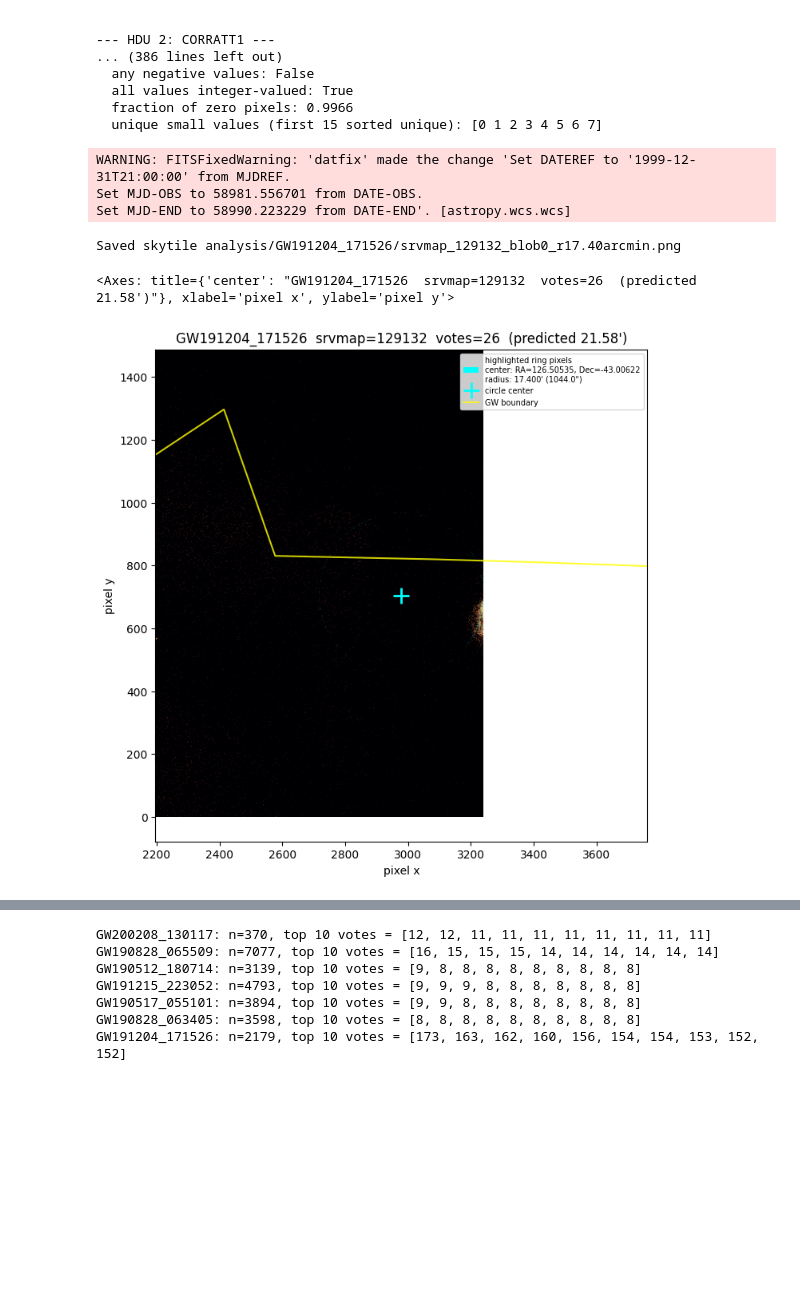
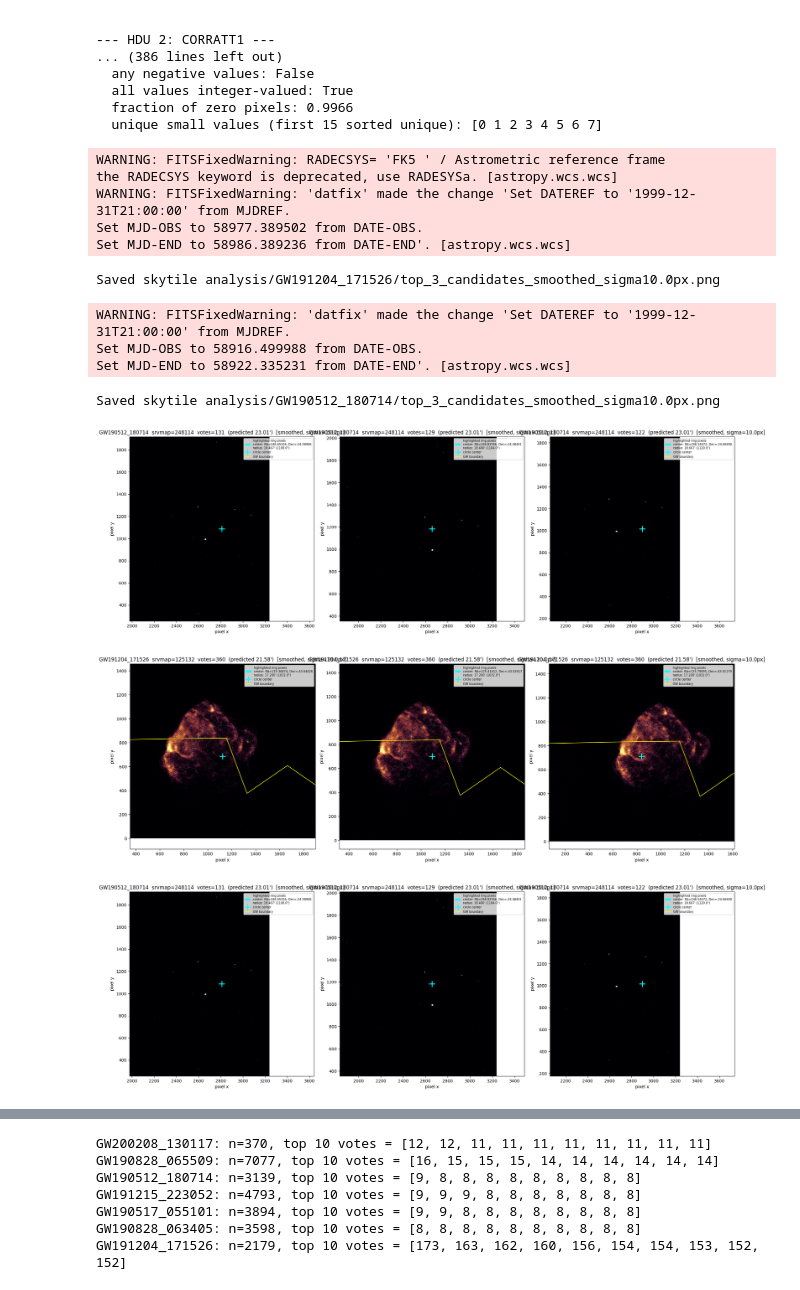
Before and after one commit to ZoeyZhu2/BBH-Visualization, a Jupyter notebook: bbh_search.ipynb, the cells around one changed output, grey strips where cells are left out. Cells and saved outputs as stored; diff of their text form; code cells hidden in the pictures; blank space fills up the shorter version.

Commit message:
tried smoothing

```diff
--- a/bbh_search.ipynb
+++ b/bbh_search.ipynb
@@ -1897,4 +2552,12 @@ def run_one_search_per_event(csv_path, boundary_dir, product="EXP", proc="010",
 # %%
 # searching. Will have to run for steps 6 and 7.
-results = run_one_search_per_event(EVENTS_CSV_PATH, boundary_dir=BOUNDARY_DIR)
+# results = run_one_search_per_event(EVENTS_CSV_PATH, boundary_dir=BOUNDARY_DIR)
+# results = run_one_search_per_event(EVENTS_CSV_PATH, boundary_dir=BOUNDARY_DIR, n_workers=1)
+results_smoothed_test = run_one_search_per_event(
+    EVENTS_CSV_PATH,
+    boundary_dir=BOUNDARY_DIR,
+    smoothing_sigma_px=10.0,
+    event_names=["GW191204_171526", "GW190512_180714"],
+    n_workers=1,
+)
 # %% [output]
@@ -2181,18 +2930,29 @@ Number of HDUs: 65
 # %%
 # blobs = load_boundary_polygon(boundary_path_for_event("GW190512_180714", BOUNDARY_DIR))
 # plot_candidate(results["GW190512_180714"]["candidates"][0], "GW190512_180714", blobs, highlight_mode="recolor", save_dir="skytile analysis" )
 # plot_top_candidates(results, "GW190512_180714", blobs, n=3, highlight_mode="recolor", save_dir="skytile analysis")
 
+# blobs = load_boundary_polygon(boundary_path_for_event("GW191204_171526", BOUNDARY_DIR))
+# plot_candidate(results["GW191204_171526"]["candidates"][14], "GW191204_171526", blobs, highlight_mode="recolor", save_dir="skytile analysis" )
+# plot_top_candidates(results, "GW191204_171526", blobs, n=3, highlight_mode="recolor", save_dir="skytile analysis")
 blobs = load_boundary_polygon(boundary_path_for_event("GW191204_171526", BOUNDARY_DIR))
-plot_candidate(results["GW191204_171526"]["candidates"][14], "GW191204_171526", blobs, highlight_mode="recolor", save_dir="skytile analysis" )
-# plot_top_candidates(results, "GW191204_171526", blobs, n=3, highlight_mode="recolor", save_dir="skytile analysis")
+
+plot_top_candidates(results_smoothed_test, "GW191204_171526", blobs, n=3, highlight_mode="recolor", save_dir="skytile analysis")
+plot_top_candidates(results_smoothed_test, "GW190512_180714", blobs, n=3, highlight_mode="recolor", save_dir="skytile analysis")
 # %% [output]
+WARNING: FITSFixedWarning: RADECSYS= 'FK5 ' / Astrometric reference frame
+the RADECSYS keyword is deprecated, use RADESYSa. [astropy.wcs.wcs]
 WARNING: FITSFixedWarning: 'datfix' made the change 'Set DATEREF to '1999-12-31T21:00:00' from MJDREF.
-Set MJD-OBS to 58981.556701 from DATE-OBS.
-Set MJD-END to 58990.223229 from DATE-END'. [astropy.wcs.wcs]
+Set MJD-OBS to 58977.389502 from DATE-OBS.
+Set MJD-END to 58986.389236 from DATE-END'. [astropy.wcs.wcs]
-Saved skytile analysis/GW191204_171526/srvmap_129132_blob0_r17.40arcmin.png
+Saved skytile analysis/GW191204_171526/top_3_candidates_smoothed_sigma10.0px.png
-<Axes: title={'center': "GW191204_171526  srvmap=129132  votes=26  (predicted 21.58')"}, xlabel='pixel x', ylabel='pixel y'>
+WARNING: FITSFixedWarning: 'datfix' made the change 'Set DATEREF to '1999-12-31T21:00:00' from MJDREF.
+Set MJD-OBS to 58916.499988 from DATE-OBS.
+Set MJD-END to 58922.335231 from DATE-END'. [astropy.wcs.wcs]
+Saved skytile analysis/GW190512_180714/top_3_candidates_smoothed_sigma10.0px.png
-[figure, old version]
+[figure, new version]
+[figure, added]
+[figure, added]
 # %%
 bad_files = check_all_skytiles(skytiles_root="skytiles")
 # %% [output]
```
Also changed, not shown: parts of 13 cells of this notebook, 3 other files.
